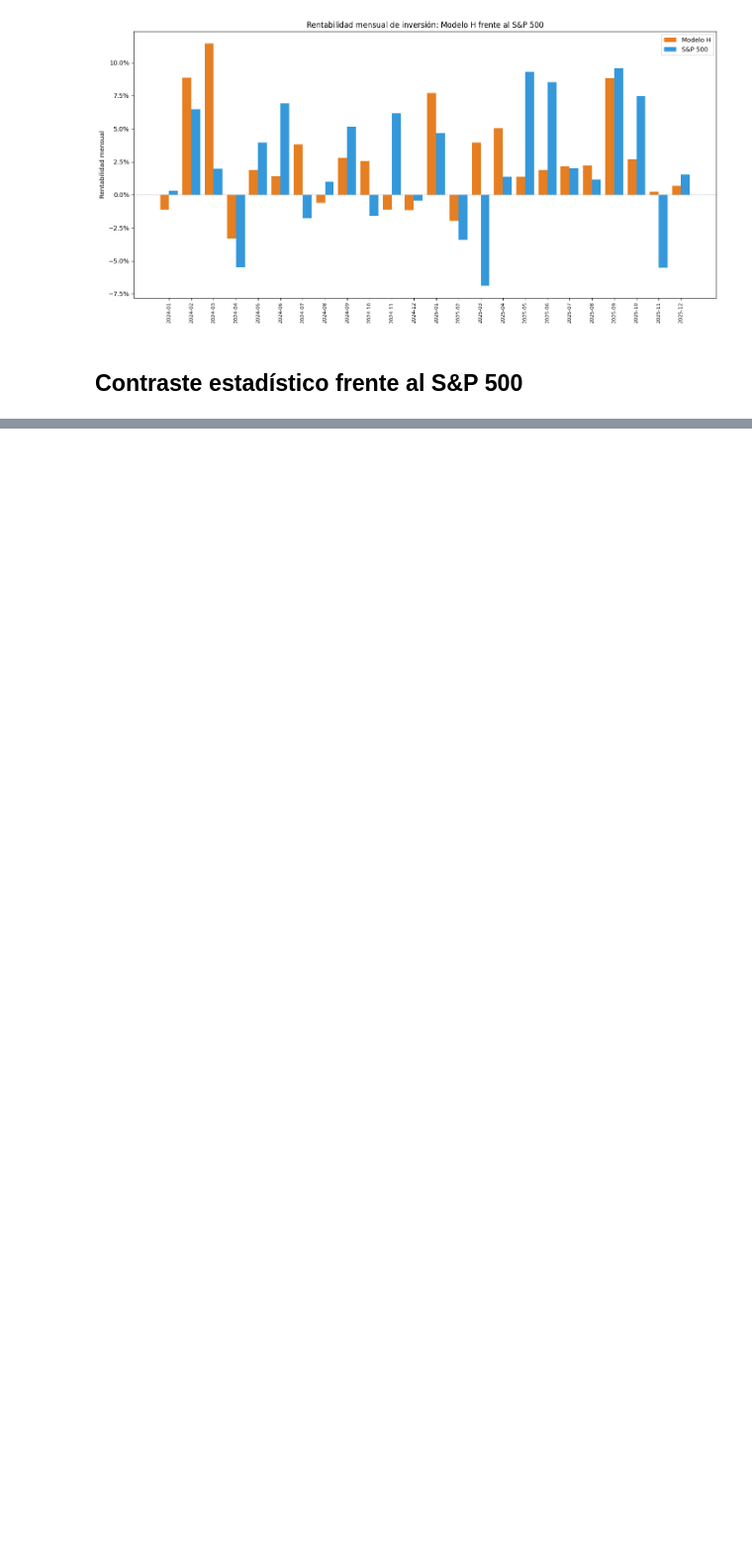
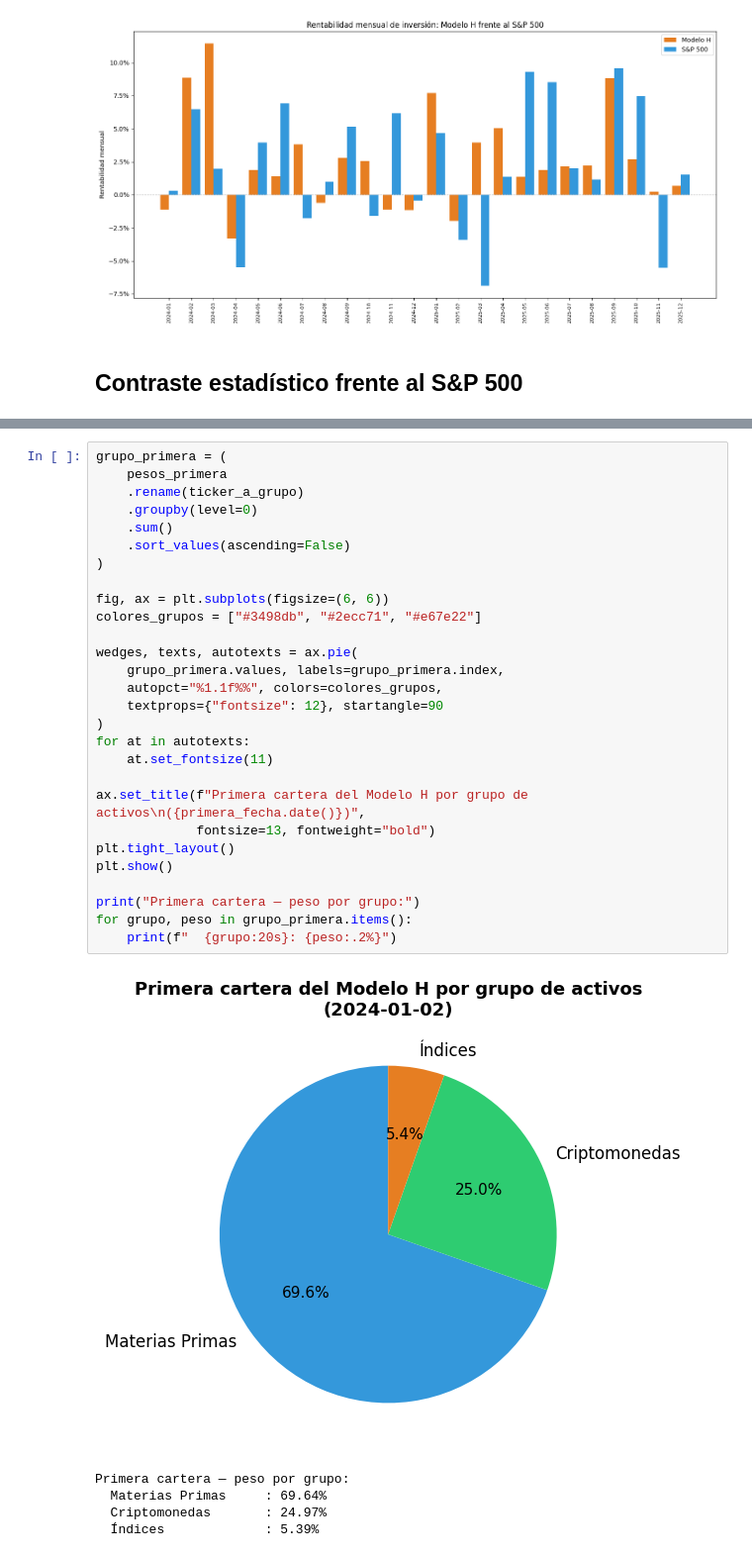
Before and after one commit to santurio928/Optimization-Model, a Jupyter notebook: Modelo-Optimizacion.ipynb, the cells around one changed output, grey strips where cells are left out. Shown at 99% size. Drawn from its saved outputs; the diff is of its cells as text; blank space fills up the shorter version.

```diff
--- a/Modelo-Optimizacion.ipynb
+++ b/Modelo-Optimizacion.ipynb
@@ -2185,0 +2287,34 @@ periodo la diferencia NO es estadísticamente significativa al 95%.
+# %%
+grupo_primera = (
+    pesos_primera
+    .rename(ticker_a_grupo)
+    .groupby(level=0)
+    .sum()
+    .sort_values(ascending=False)
+)
+
+fig, ax = plt.subplots(figsize=(6, 6))
+colores_grupos = ["#3498db", "#2ecc71", "#e67e22"]
+
+wedges, texts, autotexts = ax.pie(
+    grupo_primera.values, labels=grupo_primera.index,
+    autopct="%1.1f%%", colors=colores_grupos,
+    textprops={"fontsize": 12}, startangle=90
+)
+for at in autotexts:
+    at.set_fontsize(11)
+
+ax.set_title(f"Primera cartera del Modelo H por grupo de activos\n({primera_fecha.date()})",
+             fontsize=13, fontweight="bold")
+plt.tight_layout()
+plt.show()
+
+print("Primera cartera — peso por grupo:")
+for grupo, peso in grupo_primera.items():
+    print(f"  {grupo:20s}: {peso:.2%}")
+# %% [output]
+[figure, added]
+Primera cartera — peso por grupo:
+  Materias Primas     : 69.64%
+  Criptomonedas       : 24.97%
+  Índices             : 5.39%
```
Also changed, not shown: parts of 32 cells of this notebook.
